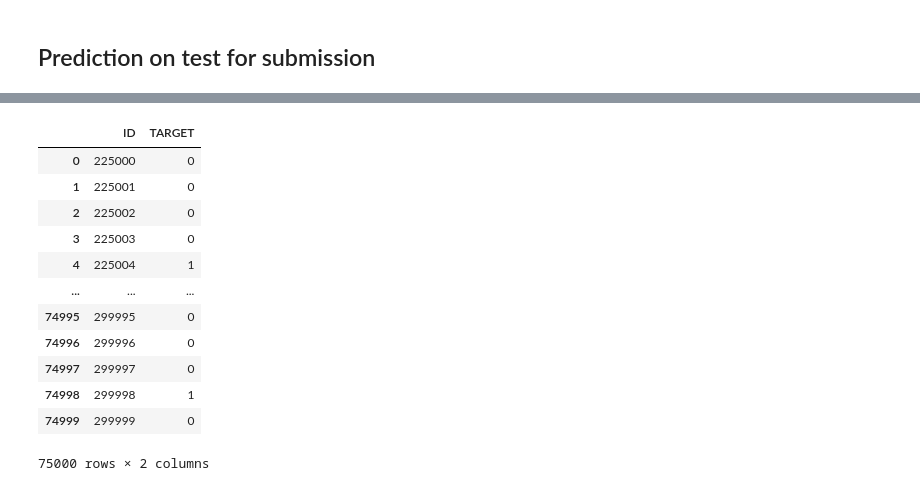
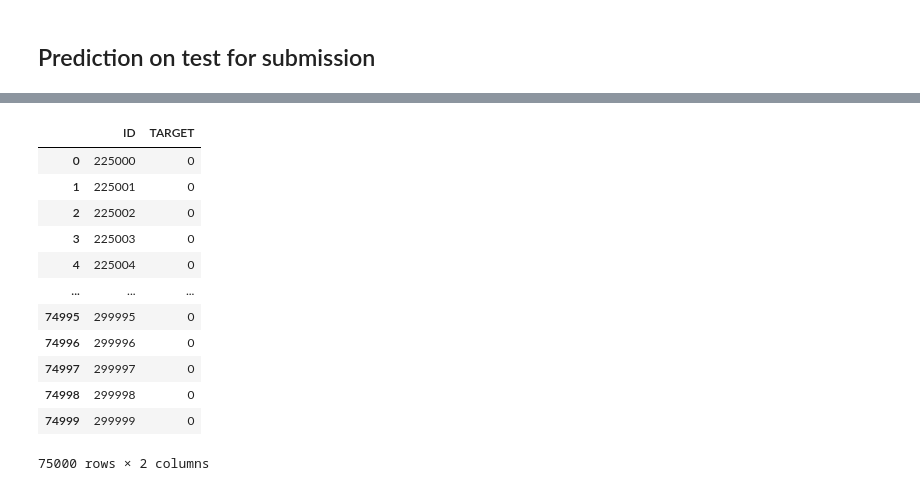
Before and after one commit to colinhl2002/SDD-hackathon2025-Heart_Risk, a Jupyter notebook: mq.ipynb, the cells around one changed output, grey strips where cells are left out. Cells and saved outputs as stored; diff of their text form; code cells hidden in the pictures.

```diff
--- a/mq.ipynb
+++ b/mq.ipynb
@@ -332,15 +345,17 @@ X_train_sm, y_train_sm = smote.fit_resample(X_train_imputed, y_train)
 # %% [markdown]
 ### Define ML models
 # %%
-# model = xgb.XGBClassifier(
-#     random_state=42
+model = xgb.XGBClassifier(
+    random_state=42,
+    reg_lambda= 5,
+    reg_alpha= 1
+)
+
+# model = RandomForestClassifier(
+#     # class_weight='balanced',
+#     random_state=42,
+#     n_jobs=-1
 # )
-
-model = RandomForestClassifier(
-    # class_weight='balanced',
-    random_state=42,
-    n_jobs=-1
-)
 # %%
 model.fit(X_train_sm, y_train_sm)
 
@@ -448,7 +463,7 @@ Fitting 5 folds for each of 10 candidates, totalling 50 fits
 Best parameters: {'subsample': 0.9, 'reg_lambda': 2, 'reg_alpha': 0.1, 'n_estimators': 200, 'min_child_weight': 7, 'max_depth': 8, 'learning_rate': 0.1, 'gamma': 0, 'colsample_bytree': 0.7}
 Best CV F1: 0.810931213164374
 # %%
-model = best_model
+# model = best_model
 
 model.fit(X_train_sm, y_train_sm)
 
@@ -456,7 +471,7 @@ y_pred = model.predict(X_train_sm)
 f1 = f1_score(y_train_sm, y_pred)
 print('F1 score on train:', f1)
 
-y_pred = model.predict(simple_imputer.transform(X_test))
+y_pred = model.predict(imputer.transform(X_test))
 f1 = f1_score(y_test, y_pred)
 print('F1 score on test', f1)
 # %% [output]
@@ -466,13 +481,14 @@ F1 score on test 0.2591882656888074
 ## Prediction on test for submission
 # %%
 # Retraining with best parameters on X_train_all_final
-X_train_all_final_imputed, simple_imputer = simple_impute(X_train_all_final)
+X_train_all_final_imputed, imputer = impute_data(X_train_all_final)
 X_train_all_final_imputed
 
 smote = SMOTE(sampling_strategy='minority', random_state=42)
 X_train_sm, y_train_sm = smote.fit_resample(X_train_all_final_imputed, y_train_all)
 
-estimator = best_model
+# estimator = best_model
+estimator = model
 
 estimator.fit(X_train_sm, y_train_sm)
 
@@ -484,3 +500,3 @@ F1 score on train: 0.8052953510589461
 # %%
-# XX_test = pd.read_csv('./sdd-hackaton-25-heart-risk/test.csv')
-# XX_test
+XX_test = pd.read_csv('./sdd-hackaton-25-heart-risk/test.csv')
+XX_test
@@ -487,29 +517,29 @@ F1 score on train: 0.8052953510589461
 # %%
 # Impute missing values in test
-XX_test_imputed = simple_imputer.transform(XX_test[final_columns])
+XX_test_imputed = imputer.transform(XX_test[final_columns])
 # Convert back to DataFrame
 XX_test_imputed = pd.DataFrame(XX_test_imputed, columns=final_columns)
 
 predictions = estimator.predict(XX_test_imputed).astype(int)
 
 # submission
 XX_test['TARGET'] = predictions
 
 df_submission = XX_test[['ID', 'TARGET']]
 
 df_submission
 # %% [output]
 |  | ID | TARGET |
 | 0 | 225000 | 0 |
 | 1 | 225001 | 0 |
 | 2 | 225002 | 0 |
 | 3 | 225003 | 0 |
-| 4 | 225004 | 1 |
+| 4 | 225004 | 0 |
 | ... | ... | ... |
 | 74995 | 299995 | 0 |
 | 74996 | 299996 | 0 |
 | 74997 | 299997 | 0 |
-| 74998 | 299998 | 1 |
+| 74998 | 299998 | 0 |
 | 74999 | 299999 | 0 |
 75000 rows × 2 columns
 # %%
```
Also changed, not shown: parts of 10 cells of this notebook, 1 other file.
